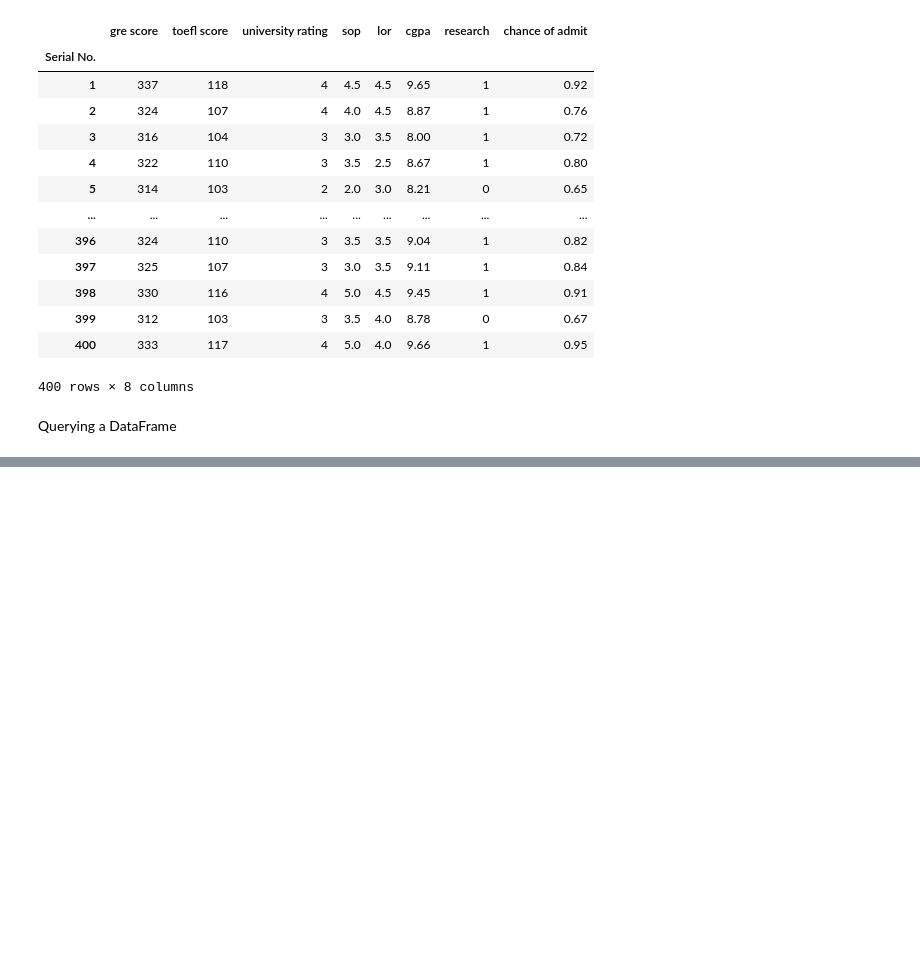
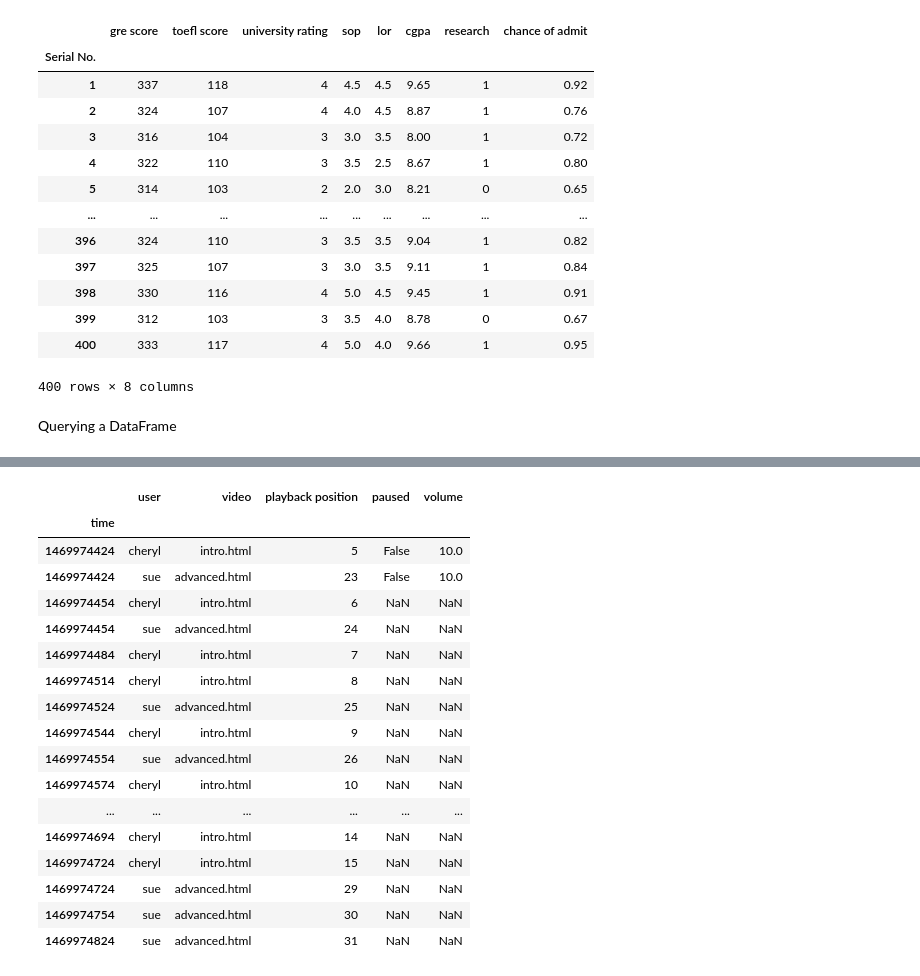
Before and after one commit to KhalidAlghamdi8/ProfessionalLearning, a Jupyter notebook: Applied Data Science with Python/Introduction to Data Science/Week 2/Week 2.ipynb, the cells around one changed output, grey strips where cells are left out. Drawn from its saved outputs; the diff is of its cells as text; code cells hidden in the pictures; blank space fills up the shorter version.

```diff
--- a/Applied Data Science with Python/Introduction to Data Science/Week 2/Week 2.ipynb
+++ b/Applied Data Science with Python/Introduction to Data Science/Week 2/Week 2.ipynb
@@ -227,0 +547,24 @@ Querying a DataFrame
+# %%
+# sorting
+df = df.set_index('time')
+df = df.sort_index()
+df.head(20)
+# %% [output]
+|  | user | video | playback position | paused | volume |
+| time |  |  |  |  |  |
+| 1469974424 | cheryl | intro.html | 5 | False | 10.0 |
+| 1469974424 | sue | advanced.html | 23 | False | 10.0 |
+| 1469974454 | cheryl | intro.html | 6 | NaN | NaN |
+| 1469974454 | sue | advanced.html | 24 | NaN | NaN |
+| 1469974484 | cheryl | intro.html | 7 | NaN | NaN |
+| 1469974514 | cheryl | intro.html | 8 | NaN | NaN |
+| 1469974524 | sue | advanced.html | 25 | NaN | NaN |
+| 1469974544 | cheryl | intro.html | 9 | NaN | NaN |
+| 1469974554 | sue | advanced.html | 26 | NaN | NaN |
+| 1469974574 | cheryl | intro.html | 10 | NaN | NaN |
+| ... | ... | ... | ... | ... | ... |
+| 1469974694 | cheryl | intro.html | 14 | NaN | NaN |
+| 1469974724 | cheryl | intro.html | 15 | NaN | NaN |
+| 1469974724 | sue | advanced.html | 29 | NaN | NaN |
+| 1469974754 | sue | advanced.html | 30 | NaN | NaN |
+| 1469974824 | sue | advanced.html | 31 | NaN | NaN |
```
Also changed, not shown: parts of 57 cells of this notebook, 23 other files.
